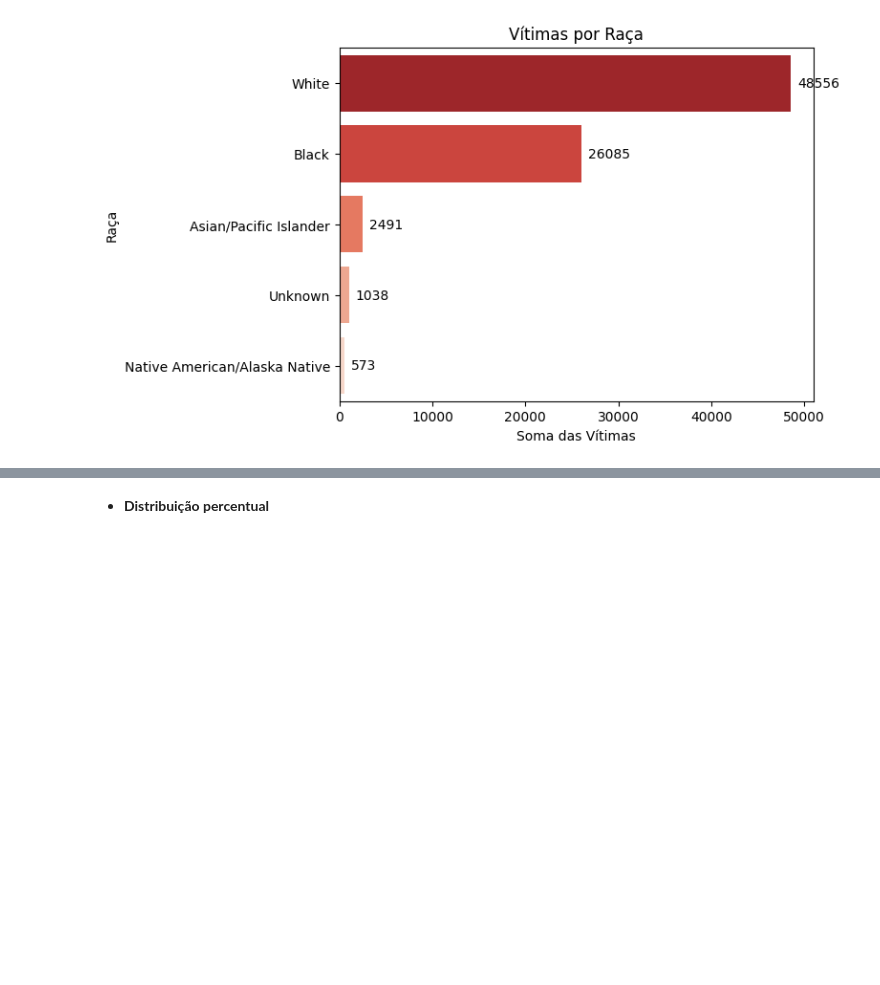
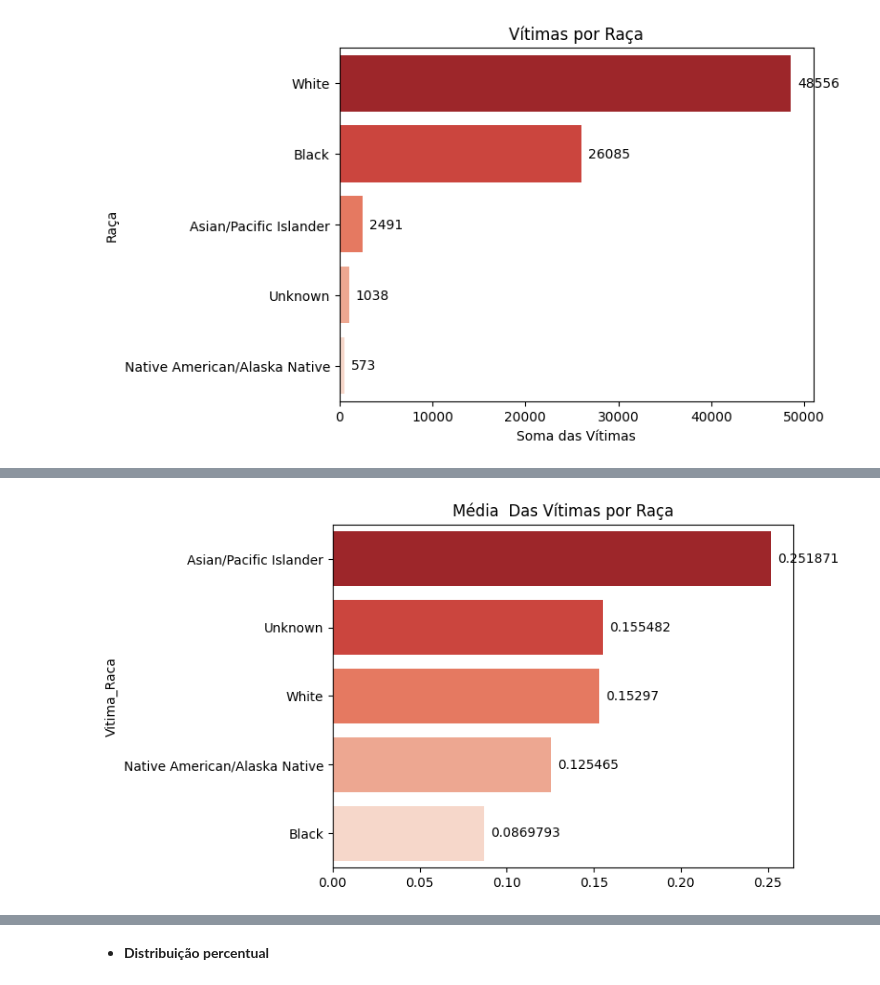
Before and after one commit to Samuelsilvestre/CrimeUSA, a Jupyter notebook: DataAnalytics.ipynb, the cells around one changed output, grey strips where cells are left out. Drawn from its saved outputs; the diff is of its cells as text; code cells hidden in the pictures; blank space fills up the shorter version.

```diff
--- a/DataAnalytics.ipynb
+++ b/DataAnalytics.ipynb
@@ -229,0 +233,3 @@ plt.show()
+# %%
+mean_race_victim = df.groupby('Vitima_Raca')['Contagem_Vitimas'].mean().sort_values(ascending=False)
+mean_race_victim
@@ -229,0 +244,17 @@ plt.show()
+# %%
+ax = sns.barplot(
+    x=mean_race_victim.values,
+    y=mean_race_victim.index,
+    orient='h',
+    palette='Reds_r'
+)
+
+for container in ax.containers:
+    ax.bar_label(container, padding=5)
+
+ax.set_title('Média  Das Vítimas por Raça')
+
+plt.savefig('./image/media_vitimas_raca.png', bbox_inches='tight', dpi=300)
+plt.show()
+# %% [output]
+[figure, added]
```
Also changed, not shown: parts of 12 cells of this notebook, 6 other files.
